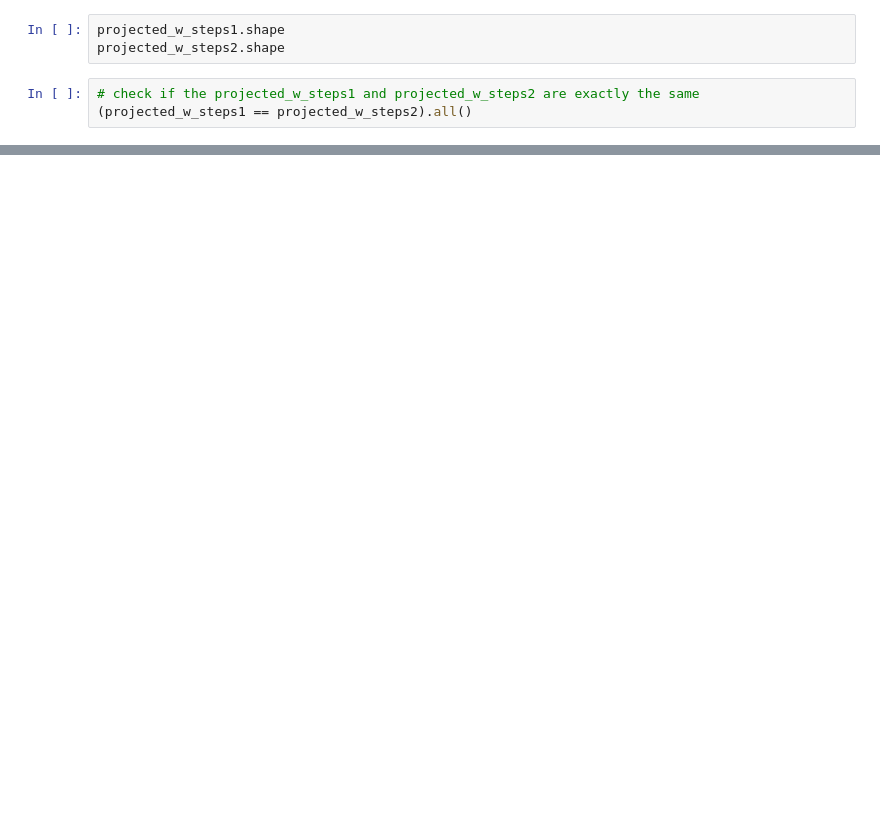
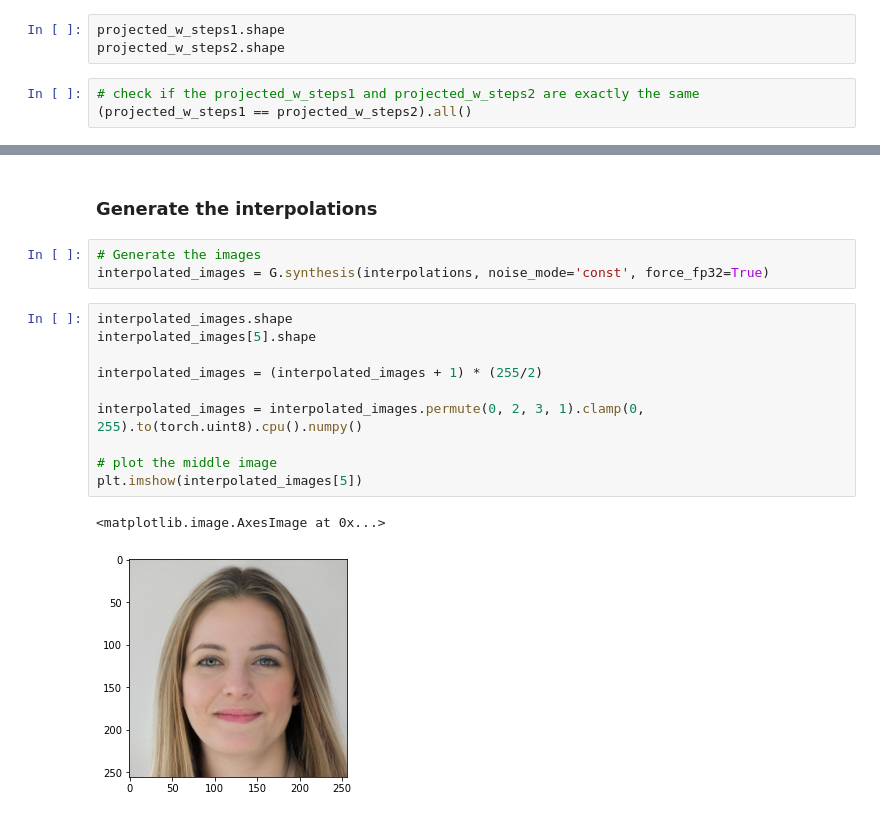
Before and after one commit to olvard/facemorph, a Jupyter notebook: notebook.ipynb, the cells around one changed output, grey strips where cells are left out. Drawn from its saved outputs; the diff is of its cells as text; blank space fills up the shorter version.

```diff
--- a/notebook.ipynb
+++ b/notebook.ipynb
@@ -156,0 +178,18 @@ plt.imshow(img2)
+# %% [markdown]
+### Generate the interpolations
+# %%
+# Generate the images
+interpolated_images = G.synthesis(interpolations, noise_mode='const', force_fp32=True)
+# %%
+interpolated_images.shape
+interpolated_images[5].shape
+
+interpolated_images = (interpolated_images + 1) * (255/2)
+
+interpolated_images = interpolated_images.permute(0, 2, 3, 1).clamp(0, 255).to(torch.uint8).cpu().numpy()
+
+# plot the middle image
+plt.imshow(interpolated_images[5])
+# %% [output]
+<matplotlib.image.AxesImage at 0x...>
+[figure, added]
```
Also changed, not shown: parts of 20 cells of this notebook, 2 other files.
